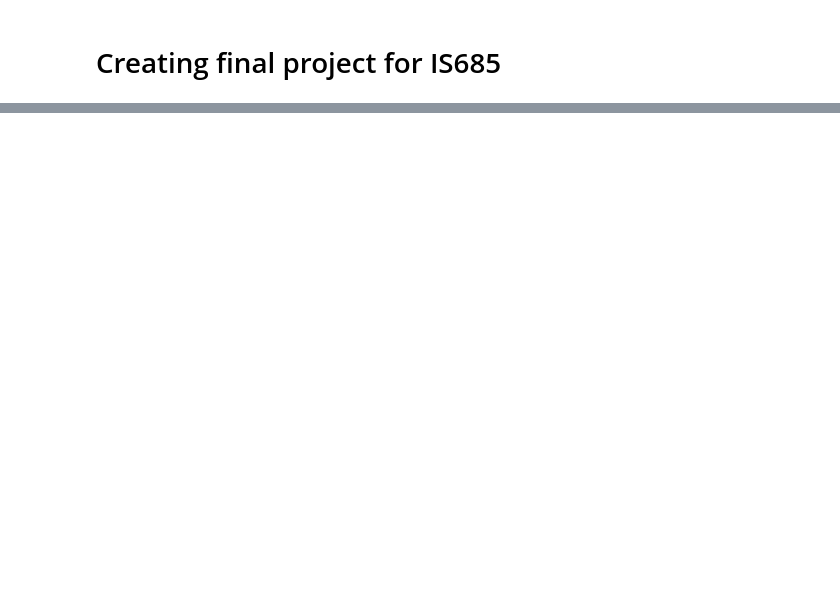
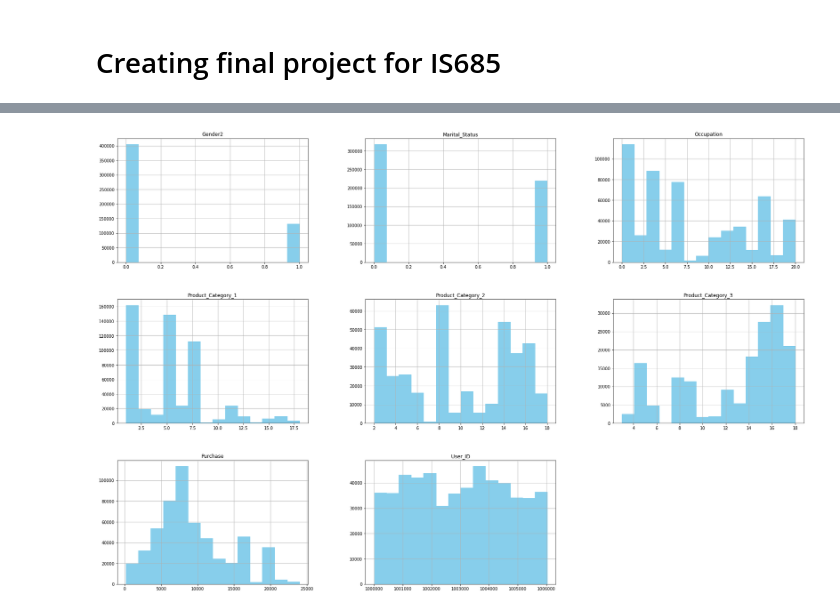
Before and after one commit to mjmajadly/FinalProject, a Jupyter notebook: FinalProject.ipynb, the cells around one changed output, grey strips where cells are left out. Drawn from its saved outputs; the diff is of its cells as text; code cells hidden in the pictures; blank space fills up the shorter version.

```diff
--- a/FinalProject.ipynb
+++ b/FinalProject.ipynb
@@ -35,0 +172,5 @@ df.head()
+# %%
+df.hist(bins= 14, color = "skyblue", ec="skyblue", figsize=(30,20))
+plt.show()
+# %% [output]
+[figure, added]
```
Also changed, not shown: parts of 15 cells of this notebook, 9 other files.
